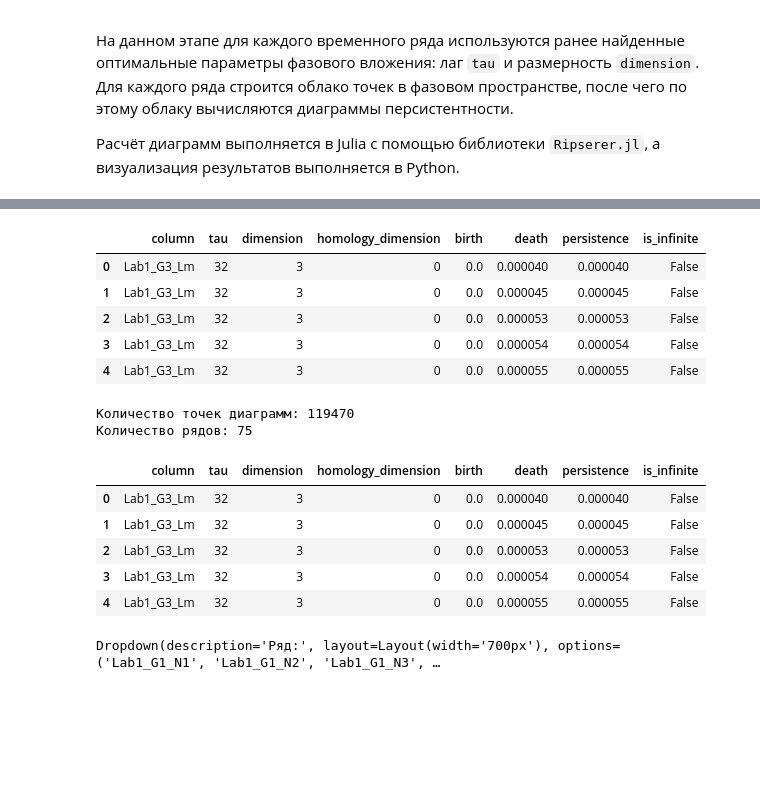
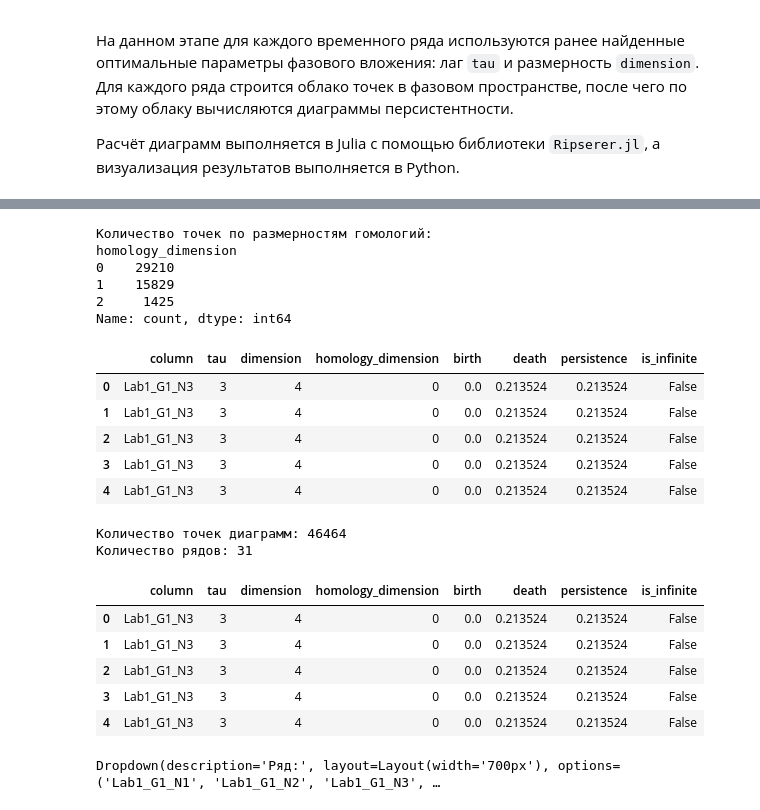
Before and after one commit to timofeevAS/tda-2026, a Jupyter notebook: persistence_diagrams.ipynb, the cells around one changed output, grey strips where cells are left out. Drawn from its saved outputs; the diff is of its cells as text; code cells hidden in the pictures; blank space fills up the shorter version.

Commit message:
добавил файлы связанные с persistance_diagrams.ipynb

```diff
--- a/persistence_diagrams.ipynb
+++ b/persistence_diagrams.ipynb
@@ -70,35 +77,61 @@ Rows selected for persistence diagrams: 27
 # %%
 from pathlib import Path
 
 import numpy as np
 import pandas as pd
 
+# Основной файл (H0/H1)
 PERSISTENCE_PATH = Path("persistence_diagrams_31_columns.csv")
-SKIPPED_PATH = Path("persistence_diagrams_31_skipped_columns.csv")
 
-diagrams = pd.read_csv(PERSISTENCE_PATH)
+# Отдельно посчитанная H2-гомология
+H2_PATH = Path("h2_persistence_selected_columns.csv")
+
+diagrams_base = pd.read_csv(PERSISTENCE_PATH)
+diagrams_h2 = pd.read_csv(H2_PATH)
+
+# Берём только те колонки, которые есть в основном файле,
+common_cols = [col for col in diagrams_base.columns if col in diagrams_h2.columns]
+
+diagrams_base = diagrams_base[common_cols].copy()
+diagrams_h2 = diagrams_h2[common_cols].copy()
+
+# Объединяем H0/H1 + H2
+diagrams = pd.concat(
+    [diagrams_base, diagrams_h2],
+    ignore_index=True
+)
+
+
+print("\nКоличество точек по размерностям гомологий:")
+print(diagrams["homology_dimension"].value_counts().sort_index())
 
 diagrams.head()
 # %% [output]
+Количество точек по размерностям гомологий:
+homology_dimension
+0    29210
+1    15829
+2     1425
+Name: count, dtype: int64
 |  | column | tau | dimension | homology_dimension | birth | death | persistence | is_infinite |
-| 0 | Lab1_G3_Lm | 32 | 3 | 0 | 0.0 | 0.000040 | 0.000040 | False |
-| 1 | Lab1_G3_Lm | 32 | 3 | 0 | 0.0 | 0.000045 | 0.000045 | False |
-| 2 | Lab1_G3_Lm | 32 | 3 | 0 | 0.0 | 0.000053 | 0.000053 | False |
-| 3 | Lab1_G3_Lm | 32 | 3 | 0 | 0.0 | 0.000054 | 0.000054 | False |
-| 4 | Lab1_G3_Lm | 32 | 3 | 0 | 0.0 | 0.000055 | 0.000055 | False |
+| 0 | Lab1_G1_N3 | 3 | 4 | 0 | 0.0 | 0.213524 | 0.213524 | False |
+| 1 | Lab1_G1_N3 | 3 | 4 | 0 | 0.0 | 0.213524 | 0.213524 | False |
+| 2 | Lab1_G1_N3 | 3 | 4 | 0 | 0.0 | 0.213524 | 0.213524 | False |
+| 3 | Lab1_G1_N3 | 3 | 4 | 0 | 0.0 | 0.213524 | 0.213524 | False |
+| 4 | Lab1_G1_N3 | 3 | 4 | 0 | 0.0 | 0.213524 | 0.213524 | False |
 # %%
 print("Количество точек диаграмм:", len(diagrams))
 print("Количество рядов:", diagrams["column"].nunique())
 
 diagrams.head()
 # %% [output]
-Количество точек диаграмм: 119470
-Количество рядов: 75
+Количество точек диаграмм: 46464
+Количество рядов: 31
 |  | column | tau | dimension | homology_dimension | birth | death | persistence | is_infinite |
-| 0 | Lab1_G3_Lm | 32 | 3 | 0 | 0.0 | 0.000040 | 0.000040 | False |
-| 1 | Lab1_G3_Lm | 32 | 3 | 0 | 0.0 | 0.000045 | 0.000045 | False |
-| 2 | Lab1_G3_Lm | 32 | 3 | 0 | 0.0 | 0.000053 | 0.000053 | False |
-| 3 | Lab1_G3_Lm | 32 | 3 | 0 | 0.0 | 0.000054 | 0.000054 | False |
-| 4 | Lab1_G3_Lm | 32 | 3 | 0 | 0.0 | 0.000055 | 0.000055 | False |
+| 0 | Lab1_G1_N3 | 3 | 4 | 0 | 0.0 | 0.213524 | 0.213524 | False |
+| 1 | Lab1_G1_N3 | 3 | 4 | 0 | 0.0 | 0.213524 | 0.213524 | False |
+| 2 | Lab1_G1_N3 | 3 | 4 | 0 | 0.0 | 0.213524 | 0.213524 | False |
+| 3 | Lab1_G1_N3 | 3 | 4 | 0 | 0.0 | 0.213524 | 0.213524 | False |
+| 4 | Lab1_G1_N3 | 3 | 4 | 0 | 0.0 | 0.213524 | 0.213524 | False |
 # %%
 import plotly.graph_objects as go
```
Also changed, not shown: parts of 5 cells of this notebook, 6 other files.
